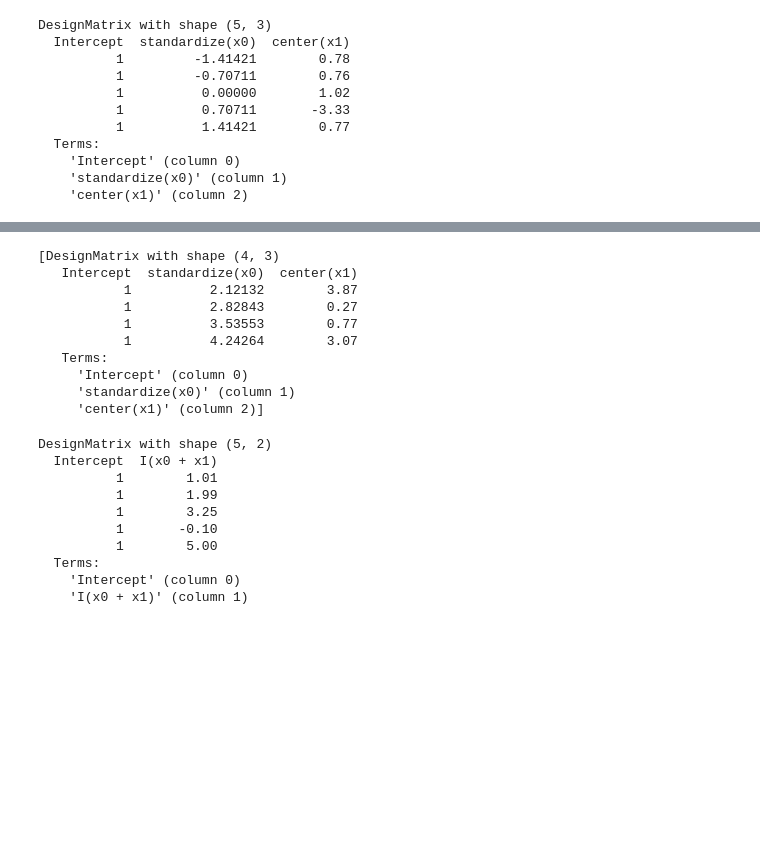
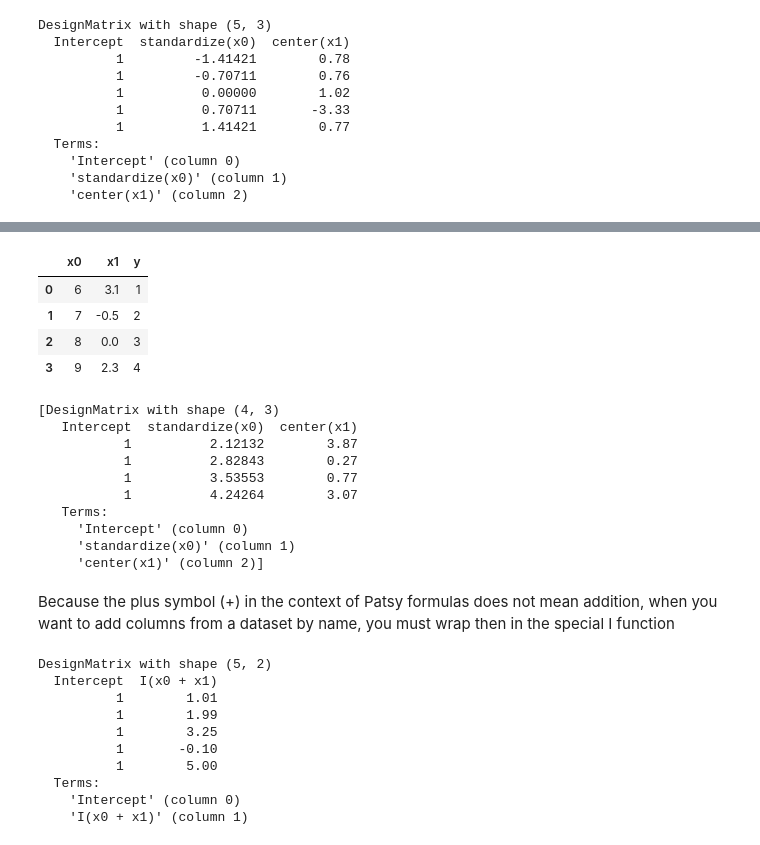
Before and after one commit to BoyuanLi-Steven/Python-For-Data-Analysis-2nd, a Jupyter notebook: Chapter 13. Introduction to Modeling Libraries in Python.ipynb, the cells around one changed output, grey strips where cells are left out. Cells and saved outputs as stored; diff of their text form; code cells hidden in the pictures; blank space fills up the shorter version.

```diff
--- a/Chapter 13. Introduction to Modeling Libraries in Python.ipynb
+++ b/Chapter 13. Introduction to Modeling Libraries in Python.ipynb
@@ -266,21 +286,32 @@ The patsy.build_design_matrices function can apply transformations to new outof-
 # %%
 new_data = pd.DataFrame({
     'x0':[6,7,8,9],
     'x1':[3.1,-0.5,0,2.3],
     'y':[1,2,3,4]})
 
-patsy.build_design_matrices([X.design_info], new_data)
+new_data
 # %% [output]
-[DesignMatrix with shape (4, 3)
-   Intercept  standardize(x0)  center(x1)
-           1          2.12132        3.87
-           1          2.82843        0.27
-           1          3.53553        0.77
-           1          4.24264        3.07
-   Terms:
-     'Intercept' (column 0)
-     'standardize(x0)' (column 1)
-     'center(x1)' (column 2)]
+|  | x0 | x1 | y |
+| 0 | 6 | 3.1 | 1 |
+| 1 | 7 | -0.5 | 2 |
+| 2 | 8 | 0.0 | 3 |
+| 3 | 9 | 2.3 | 4 |
+# %%
+new_X = patsy.build_design_matrices([X.design_info], new_data)
+new_X
+# %% [output]
+[DesignMatrix with shape (4, 3)
+   Intercept  standardize(x0)  center(x1)
+           1          2.12132        3.87
+           1          2.82843        0.27
+           1          3.53553        0.77
+           1          4.24264        3.07
+   Terms:
+     'Intercept' (column 0)
+     'standardize(x0)' (column 1)
+     'center(x1)' (column 2)]
+# %% [markdown]
+Because the plus symbol (+) in the context of Patsy formulas does not mean addition, when you want to add columns from a dataset by name, you must wrap then in the special I function
 # %%
 y, X = patsy.dmatrices('y ~ I(x0 + x1)', data)
 X
```
Also changed, not shown: parts of 70 cells of this notebook.
